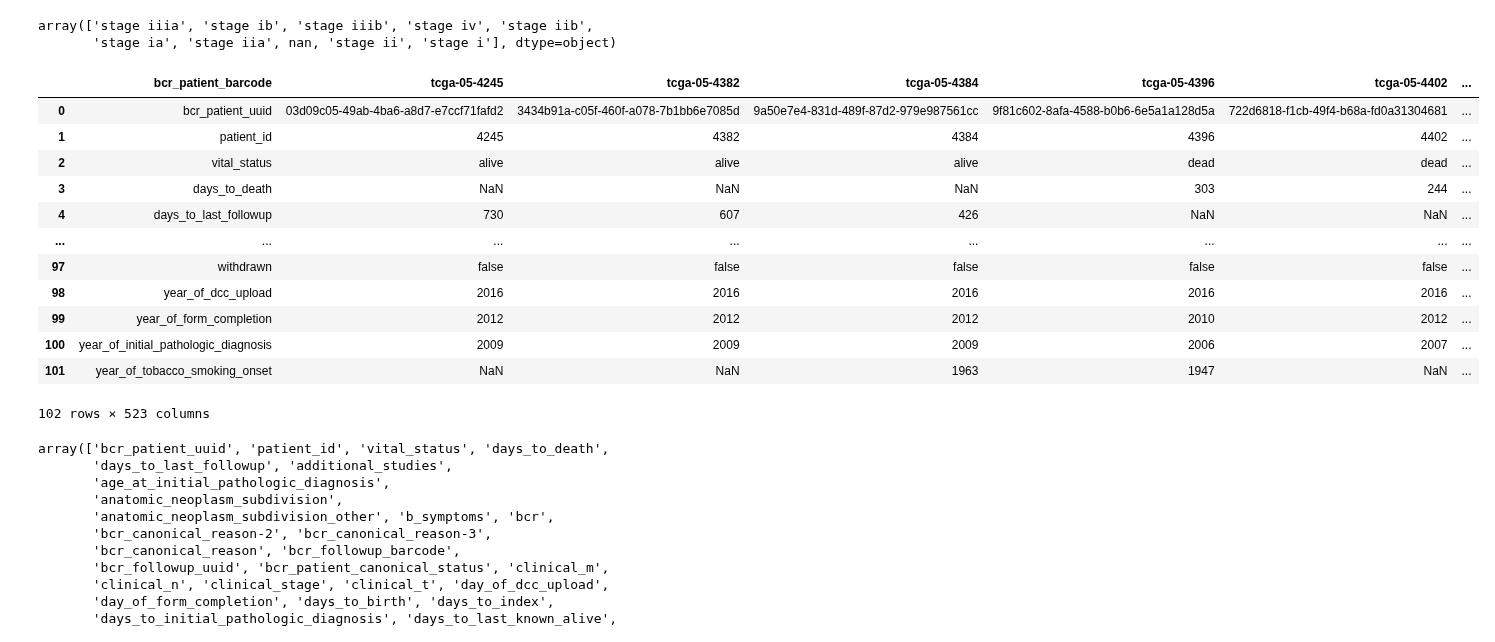
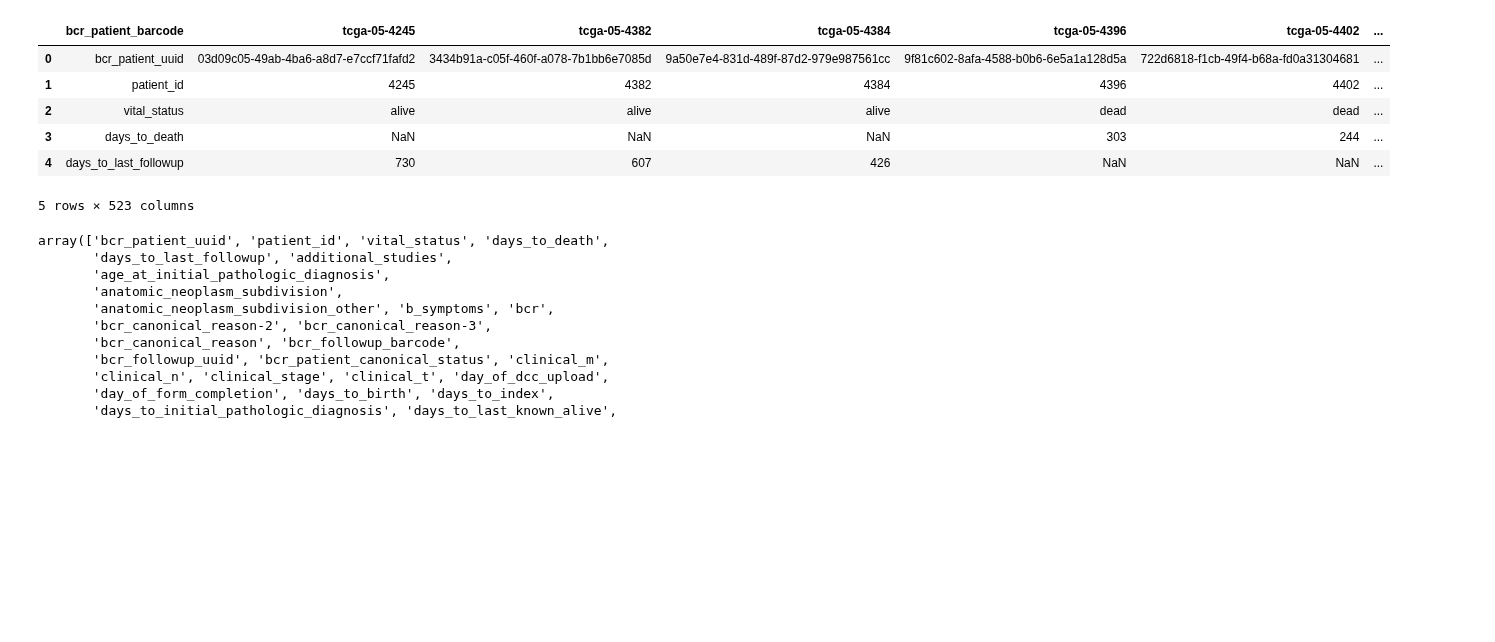
Before and after one commit to telenovelachuan/data_science, a Jupyter notebook: DATA_824/assignment6/assignment6.ipynb, the cells around one changed output. Cells and saved outputs as stored; diff of their text form; code cells hidden in the pictures; blank space fills up the shorter version.

```diff
--- a/DATA_824/assignment6/assignment6.ipynb
+++ b/DATA_824/assignment6/assignment6.ipynb
@@ -49,25 +17,14 @@ dft
-# %%
-dft["pathologic_stage"].unique()
-# %% [output]
-array(['stage iiia', 'stage ib', 'stage iiib', 'stage iv', 'stage iib',
-       'stage ia', 'stage iia', nan, 'stage ii', 'stage i'], dtype=object)
 # %%
 df2 = pd.read_csv("primary/All_CDEs.txt", sep="\t")
-df2
+df2.head()
 # %% [output]
 |  | bcr_patient_barcode | tcga-05-4245 | tcga-05-4382 | tcga-05-4384 | tcga-05-4396 | tcga-05-4402 | ... |
 | 0 | bcr_patient_uuid | 03d09c05-49ab-4ba6-a8d7-e7ccf71fafd2 | 3434b91a-c05f-460f-a078-7b1bb6e7085d | 9a50e7e4-831d-489f-87d2-979e987561cc | 9f81c602-8afa-4588-b0b6-6e5a1a128d5a | 722d6818-f1cb-49f4-b68a-fd0a31304681 | ... |
 | 1 | patient_id | 4245 | 4382 | 4384 | 4396 | 4402 | ... |
 | 2 | vital_status | alive | alive | alive | dead | dead | ... |
 | 3 | days_to_death | NaN | NaN | NaN | 303 | 244 | ... |
 | 4 | days_to_last_followup | 730 | 607 | 426 | NaN | NaN | ... |
-| ... | ... | ... | ... | ... | ... | ... | ... |
-| 97 | withdrawn | false | false | false | false | false | ... |
-| 98 | year_of_dcc_upload | 2016 | 2016 | 2016 | 2016 | 2016 | ... |
-| 99 | year_of_form_completion | 2012 | 2012 | 2012 | 2010 | 2012 | ... |
-| 100 | year_of_initial_pathologic_diagnosis | 2009 | 2009 | 2009 | 2006 | 2007 | ... |
-| 101 | year_of_tobacco_smoking_onset | NaN | NaN | 1963 | 1947 | NaN | ... |
-102 rows × 523 columns
+5 rows × 523 columns
 # %%
 df2["bcr_patient_barcode"].unique()
 # %% [output]
```
Also changed, not shown: parts of 9 cells of this notebook, 5 other files.
